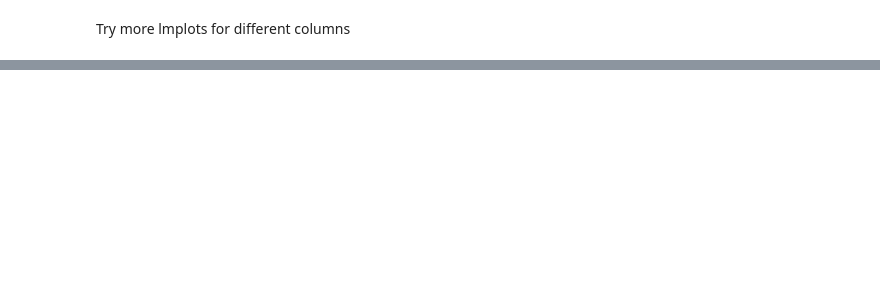
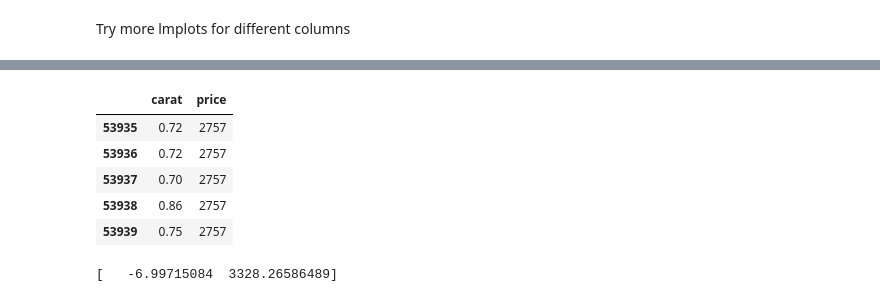
Before and after one commit to ababook/intro-python-data-science, a Jupyter notebook: diamonds/Diamonds.ipynb, the cells around one changed output, grey strips where cells are left out. Cells and saved outputs as stored; diff of their text form; code cells hidden in the pictures; blank space fills up the shorter version.

```diff
--- a/diamonds/Diamonds.ipynb
+++ b/diamonds/Diamonds.ipynb
@@ -195,0 +214,9 @@ Try more lmplots for different columns
+# %%
+df[['carat','price']].tail()
+# %% [output]
+|  | carat | price |
+| 53935 | 0.72 | 2757 |
+| 53936 | 0.72 | 2757 |
+| 53937 | 0.70 | 2757 |
+| 53938 | 0.86 | 2757 |
+| 53939 | 0.75 | 2757 |
@@ -195,0 +226,8 @@ Try more lmplots for different columns
+# %%
+predicted = linear_model.predict(X_test)
+print predicted
+
+test_samples = pd.Series(predicted)
+test_samples = test_samples.reshape(test_samples.shape[0],1)
+# %% [output]
+[   -6.99715084  3328.26586489]
```
Also changed, not shown: parts of 16 cells of this notebook.
